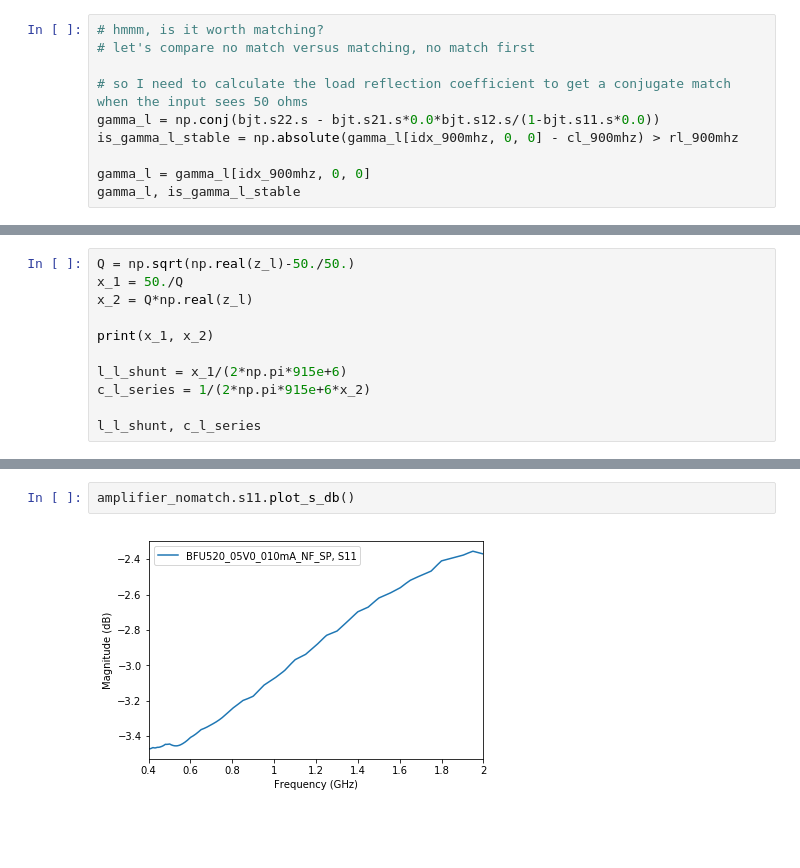
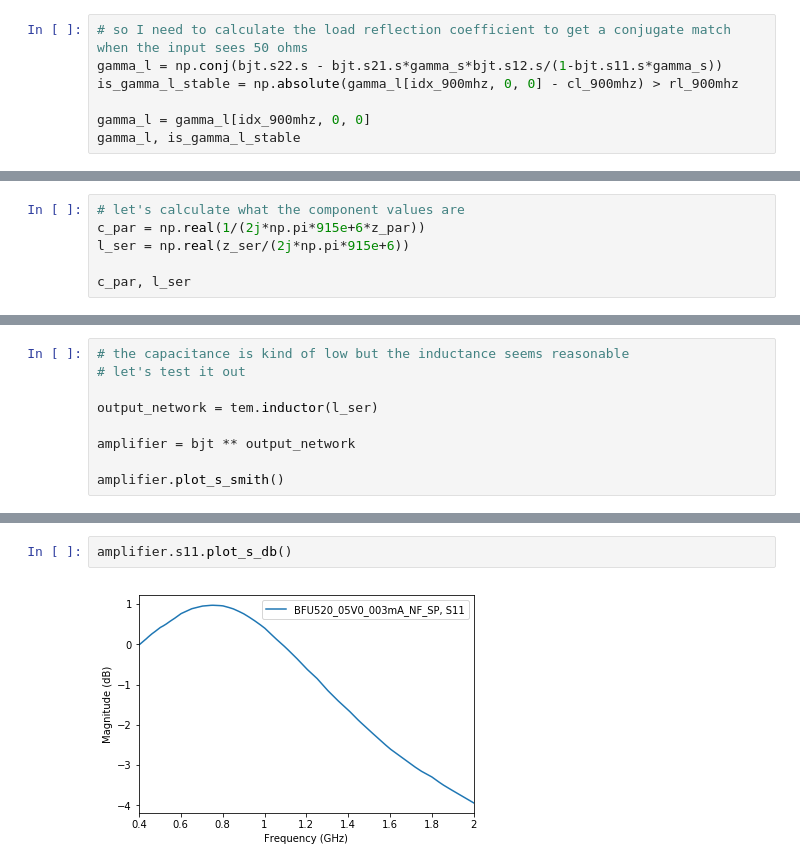
Before and after one commit to cactorium/ism-915mhz-transceiver, a Jupyter notebook: sim/low_noise.ipynb, the cells around one changed output, grey strips where cells are left out. Cells and saved outputs as stored; diff of their text form; blank space fills up the shorter version.

Commit message:
Work on LNA design; looks like minimal matching produces the best results

```diff
--- a/sim/low_noise.ipynb
+++ b/sim/low_noise.ipynb
@@ -108,9 +134,6 @@ z_s, gamma_s
 # %%
-# hmmm, is it worth matching?
-# let's compare no match versus matching, no match first
-
 # so I need to calculate the load reflection coefficient to get a conjugate match when the input sees 50 ohms
-gamma_l = np.conj(bjt.s22.s - bjt.s21.s*0.0*bjt.s12.s/(1-bjt.s11.s*0.0))
+gamma_l = np.conj(bjt.s22.s - bjt.s21.s*gamma_s*bjt.s12.s/(1-bjt.s11.s*gamma_s))
 is_gamma_l_stable = np.absolute(gamma_l[idx_900mhz, 0, 0] - cl_900mhz) > rl_900mhz
 
 gamma_l = gamma_l[idx_900mhz, 0, 0]
@@ -125,11 +142,0 @@ z_l
-# %%
-Q = np.sqrt(np.real(z_l)-50./50.)
-x_1 = 50./Q
-x_2 = Q*np.real(z_l)
-
-print(x_1, x_2)
-
-l_l_shunt = x_1/(2*np.pi*915e+6)
-c_l_series = 1/(2*np.pi*915e+6*x_2)
-
-l_l_shunt, c_l_series
@@ -151,0 +184,6 @@ amplifier_nomatch.plot_s_smith()
+# %%
+# let's calculate what the component values are
+c_par = np.real(1/(2j*np.pi*915e+6*z_par))
+l_ser = np.real(z_ser/(2j*np.pi*915e+6))
+
+c_par, l_ser
@@ -151,0 +192,9 @@ amplifier_nomatch.plot_s_smith()
+# %%
+# the capacitance is kind of low but the inductance seems reasonable
+# let's test it out
+
+output_network = tem.inductor(l_ser)
+
+amplifier = bjt ** output_network
+
+amplifier.plot_s_smith()
@@ -152,4 +203,4 @@ amplifier_nomatch.plot_s_smith()
 # %%
-amplifier_nomatch.s11.plot_s_db()
+amplifier.s11.plot_s_db()
 # %% [output]
-[figure, old version]
+[figure, new version]
```
Also changed, not shown: parts of 51 cells of this notebook.
